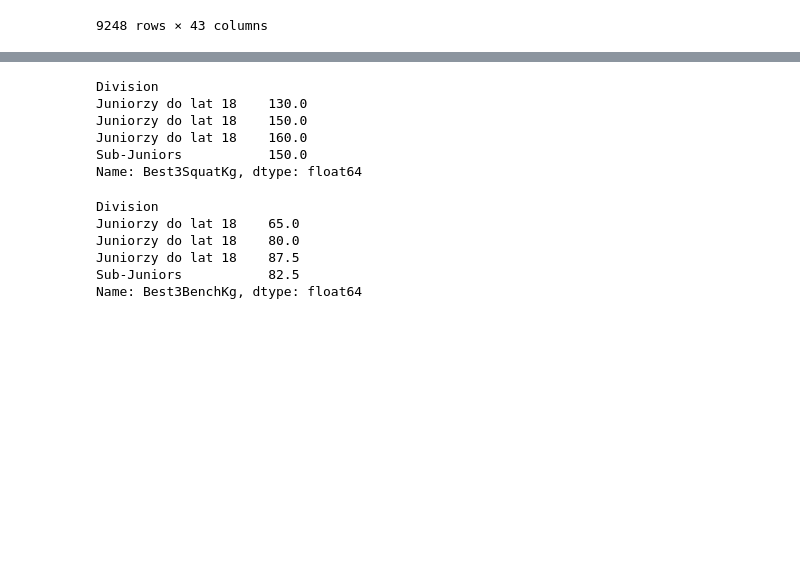
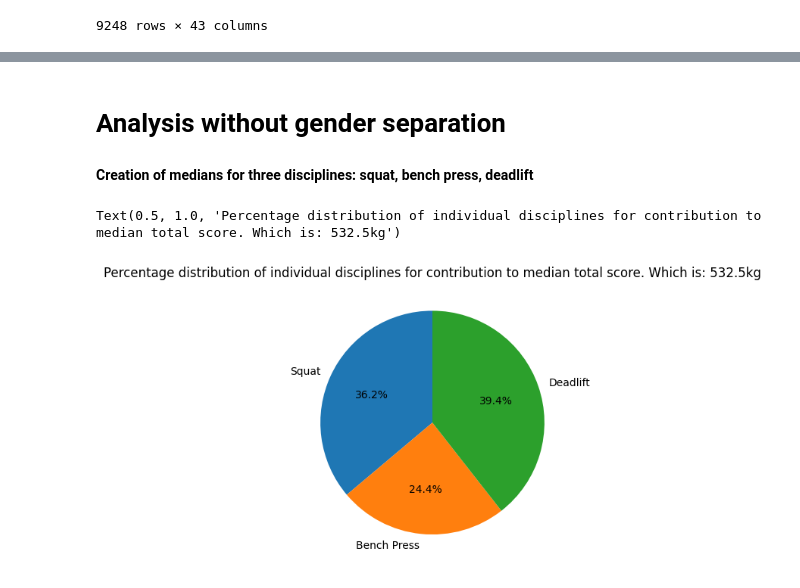
Before and after one commit to karolkruszynski/Powerlifting-Poland-Lifters-Analysis, a Jupyter notebook: powerlifting-poland-lifters-analysis.ipynb, the cells around one changed output, grey strips where cells are left out. Drawn from its saved outputs; the diff is of its cells as text; code cells hidden in the pictures; blank space fills up the shorter version.

```diff
--- a/powerlifting-poland-lifters-analysis.ipynb
+++ b/powerlifting-poland-lifters-analysis.ipynb
@@ -135,18 +75,15 @@ Name: Best3DeadliftKg, dtype: float64
-# %%
-df.loc[filt, 'Best3SquatKg']
-# %% [output]
-Division
-Juniorzy do lat 18    130.0
-Juniorzy do lat 18    150.0
-Juniorzy do lat 18    160.0
-Sub-Juniors           150.0
-Name: Best3SquatKg, dtype: float64
-# %%
-df.loc[filt, 'Best3BenchKg']
-# %% [output]
-Division
-Juniorzy do lat 18    65.0
-Juniorzy do lat 18    80.0
-Juniorzy do lat 18    87.5
-Sub-Juniors           82.5
-Name: Best3BenchKg, dtype: float64
+# %% [markdown]
+# Analysis without gender separation
+# %% [markdown]
+**Creation of medians for three disciplines: squat, bench press, deadlift**
+# %%
+sq_median = poland_country_lifters['Best3SquatKg'].median()
+bench_median = poland_country_lifters['Best3BenchKg'].median()
+dl_median = poland_country_lifters['Best3DeadliftKg'].median()
+total_pwrlf_results_median = sq_median + bench_median + dl_median
+# %%
+plt.pie([sq_median, bench_median, dl_median], labels=['Squat', 'Bench Press', 'Deadlift'], autopct='%1.1f%%', startangle=90)
+plt.title('Percentage distribution of individual disciplines for contribution to median total score. Which is: 532.5kg')
+# %% [output]
+Text(0.5, 1.0, 'Percentage distribution of individual disciplines for contribution to median total score. Which is: 532.5kg')
+[figure, added]
```
Also changed, not shown: parts of 26 cells of this notebook.
